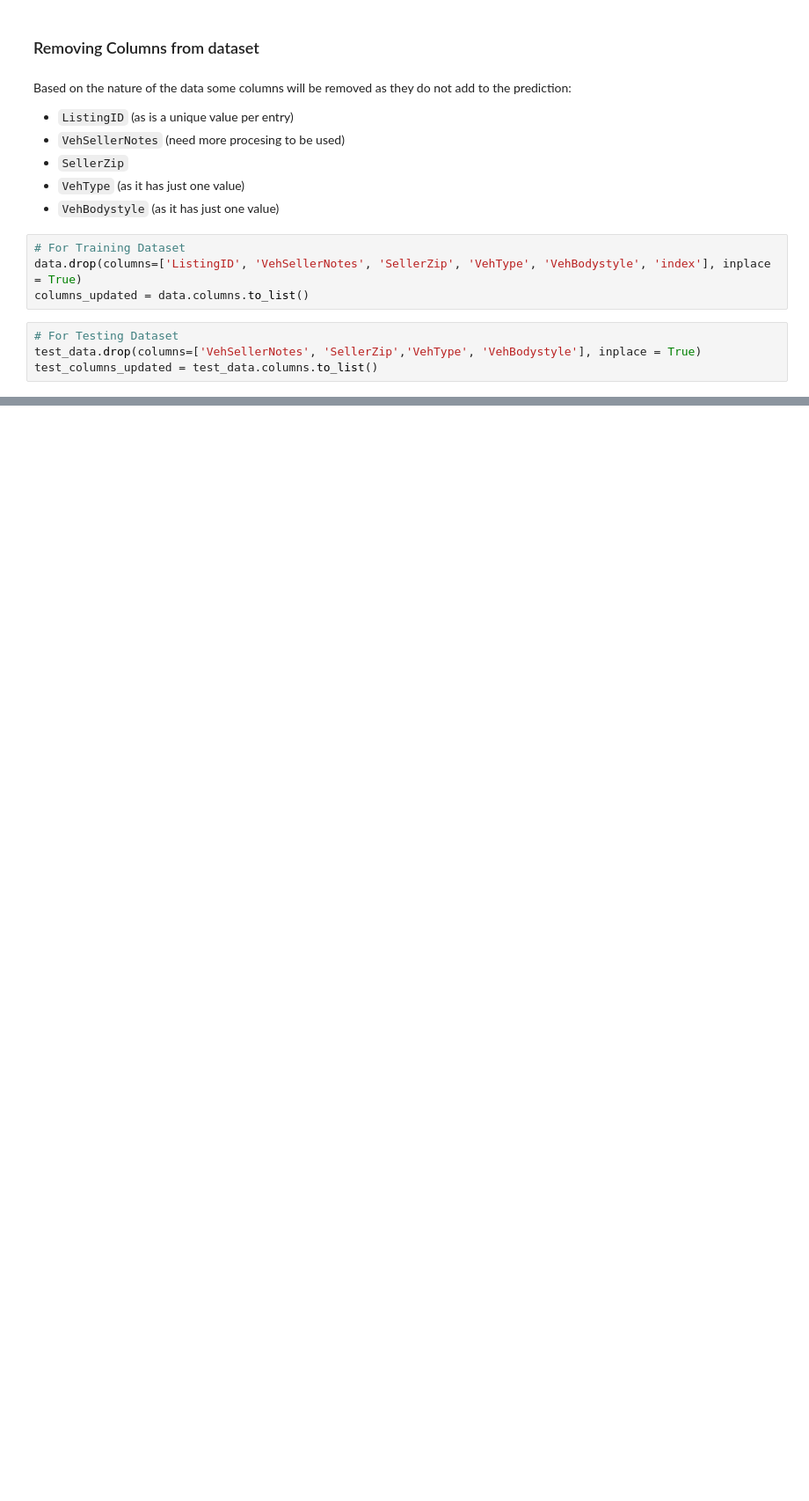
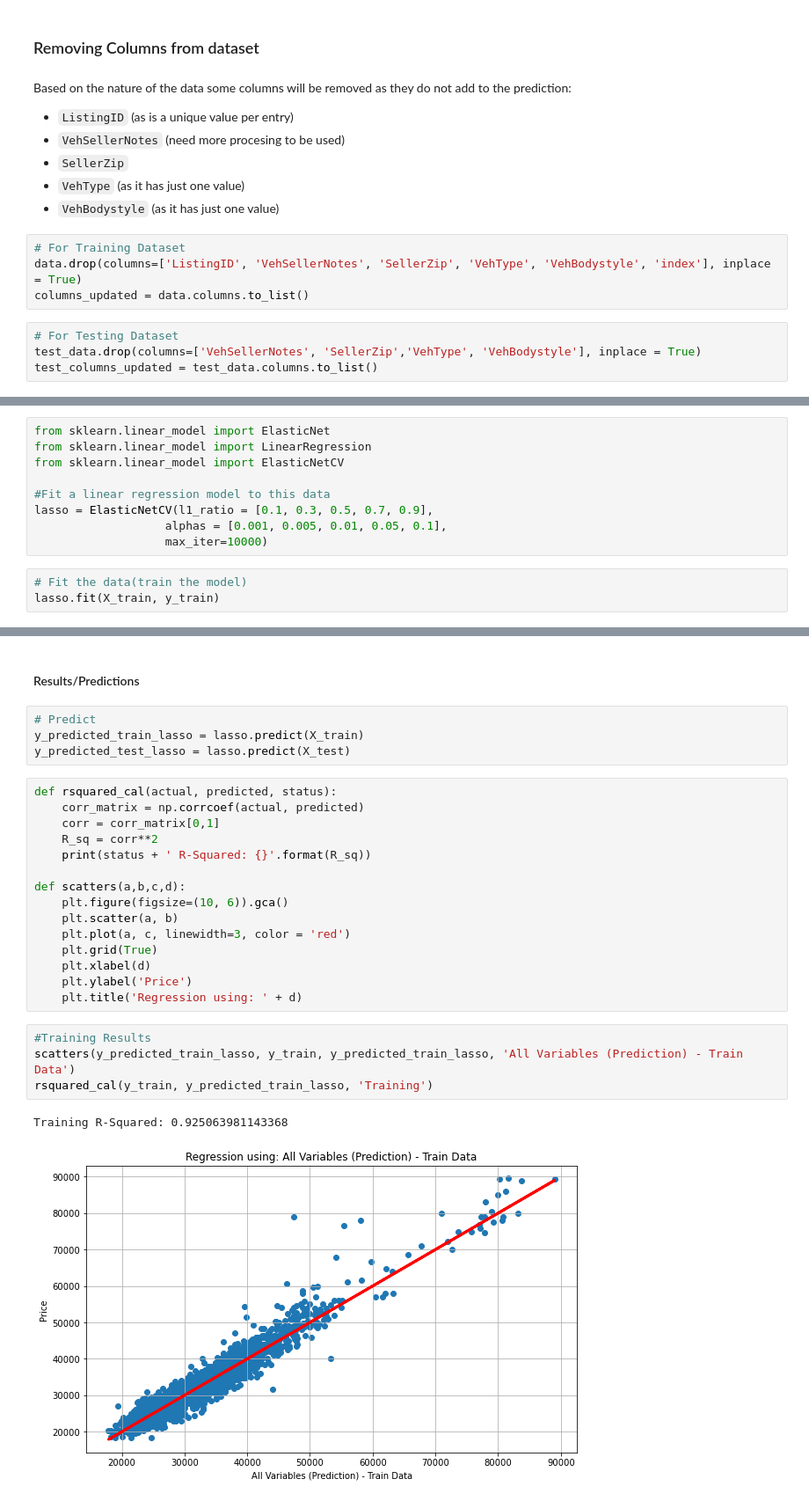
Before and after one commit to rodolfolermacontreras/Boeing_Assignment_2, a Jupyter notebook: Boeing_Assignment.ipynb, the cells around one changed output, grey strips where cells are left out. Shown at 88% size. Saved outputs shown, nothing was run; the diff lists cells and outputs as text; blank space fills up the shorter version.

```diff
--- a/Boeing_Assignment.ipynb
+++ b/Boeing_Assignment.ipynb
@@ -289,0 +583,12 @@ test_columns_updated = test_data.columns.to_list()
+# %%
+from sklearn.linear_model import ElasticNet
+from sklearn.linear_model import LinearRegression
+from sklearn.linear_model import ElasticNetCV
+
+#Fit a linear regression model to this data
+lasso = ElasticNetCV(l1_ratio = [0.1, 0.3, 0.5, 0.7, 0.9],
+                   alphas = [0.001, 0.005, 0.01, 0.05, 0.1],
+                   max_iter=10000)
+# %%
+# Fit the data(train the model)
+lasso.fit(X_train, y_train)
@@ -289,0 +610,28 @@ test_columns_updated = test_data.columns.to_list()
+# %% [markdown]
+#### Results/Predictions
+# %%
+# Predict
+y_predicted_train_lasso = lasso.predict(X_train)
+y_predicted_test_lasso = lasso.predict(X_test)
+# %%
+def rsquared_cal(actual, predicted, status):
+    corr_matrix = np.corrcoef(actual, predicted)
+    corr = corr_matrix[0,1]
+    R_sq = corr**2
+    print(status + ' R-Squared: {}'.format(R_sq))
+
+def scatters(a,b,c,d):
+    plt.figure(figsize=(10, 6)).gca()
+    plt.scatter(a, b)
+    plt.plot(a, c, linewidth=3, color = 'red')
+    plt.grid(True)
+    plt.xlabel(d)
+    plt.ylabel('Price')
+    plt.title('Regression using: ' + d)
+# %%
+#Training Results
+scatters(y_predicted_train_lasso, y_train, y_predicted_train_lasso, 'All Variables (Prediction) - Train Data')
+rsquared_cal(y_train, y_predicted_train_lasso, 'Training')
+# %% [output]
+Training R-Squared: 0.925063981143368
+[figure, added]
```
Also changed, not shown: parts of 76 cells of this notebook.
